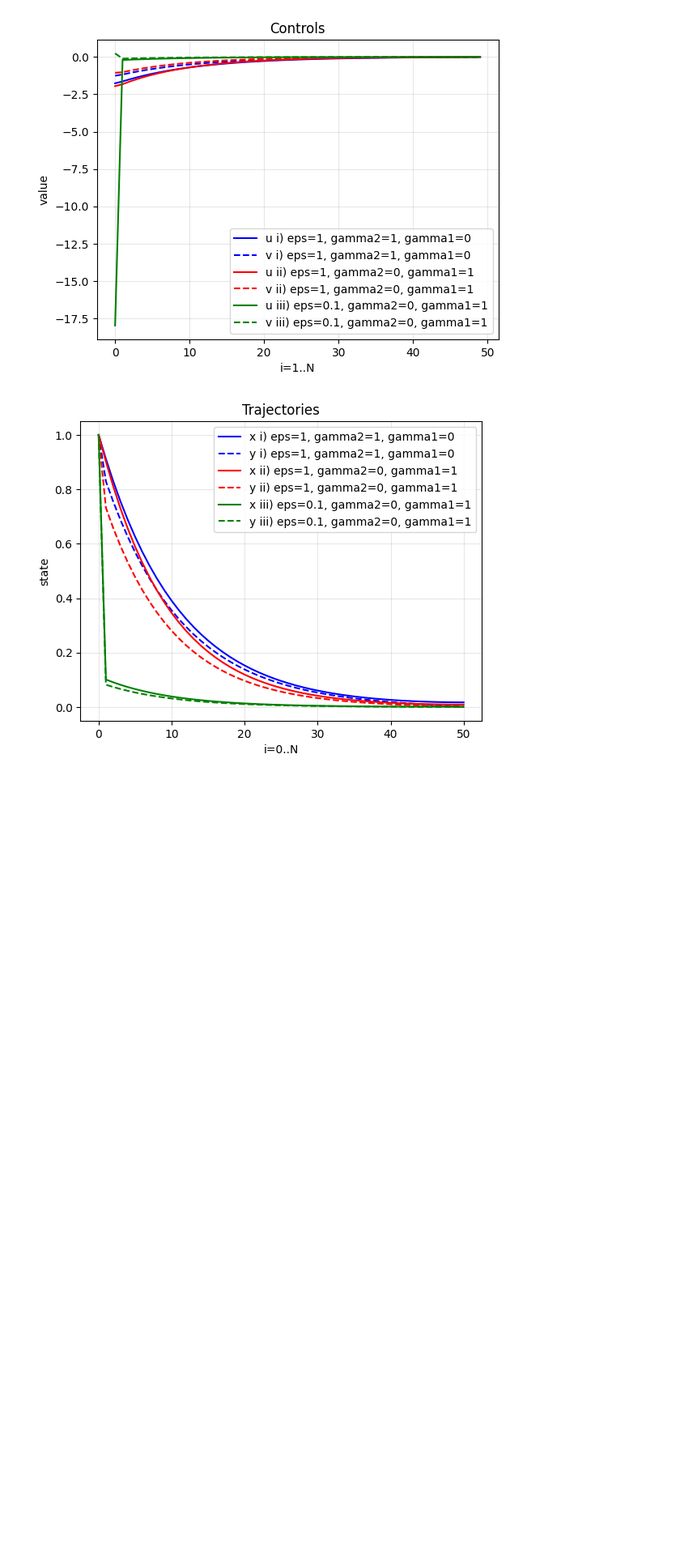
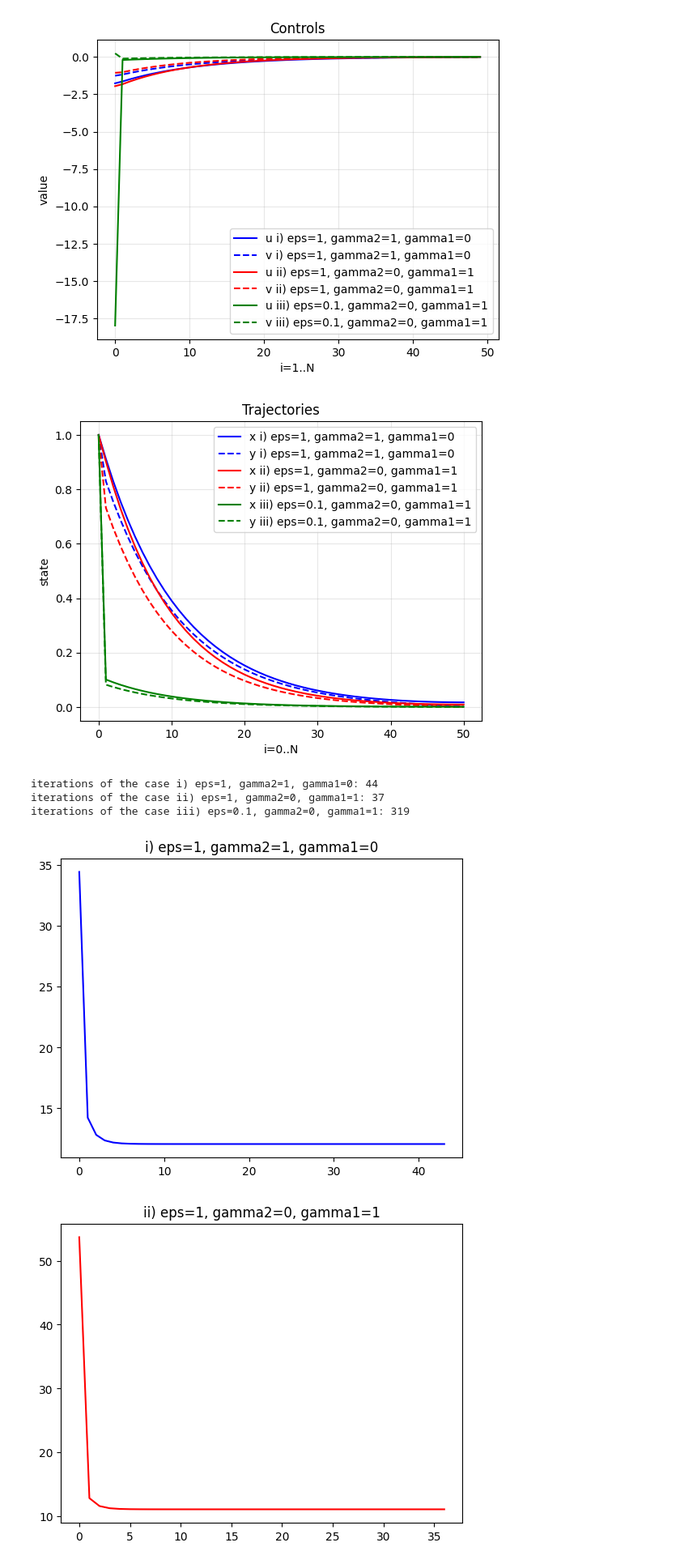
Before and after one commit to Shengyuan-Liu/MATH60005_Optimisation_cw, a Jupyter notebook: part2.ipynb, the cells around one changed output. Shown: that part at 81% size. Saved outputs shown, nothing was run; the diff lists cells and outputs as text; code cells hidden in the pictures; blank space fills up the shorter version.

```diff
--- a/part2.ipynb
+++ b/part2.ipynb
@@ -226,12 +226,14 @@ cases = [
 ]
 
 results = []
+costum_alpha = None
 for cfg in cases:
     u, v, x, y, hist, alpha = gd(
-        N, a, b, xbar, c, d, ybar,
+        N, a, b, xbar, c, d, ybar, alpha=costum_alpha,
         gamma2=cfg["gamma2"], gamma1=cfg["gamma1"], eps=cfg["eps"], return_hist=True
     )
     results.append((cfg["name"], u, v, x, y, alpha, hist, cfg['color']))
+
 
 # plot controls
 plt.figure()
@@ -258,3 +260,15 @@ plt.show()
 # %% [output]
 [figure]
 [figure]
+# %%
+for name,u,v,x,y,alpha,hist,color in results:
+    print(f"iterations of the case {name}: {len(hist)}")
+    plt.figure()
+    plt.plot(hist, color=color, label=f"u {name}")
+    plt.title(name)
+# %% [output]
+iterations of the case i) eps=1, gamma2=1, gamma1=0: 44
+iterations of the case ii) eps=1, gamma2=0, gamma1=1: 37
+iterations of the case iii) eps=0.1, gamma2=0, gamma1=1: 319
+[figure, added]
+[figure, added]
```
Also changed, not shown: parts of 1 cell of this notebook.
